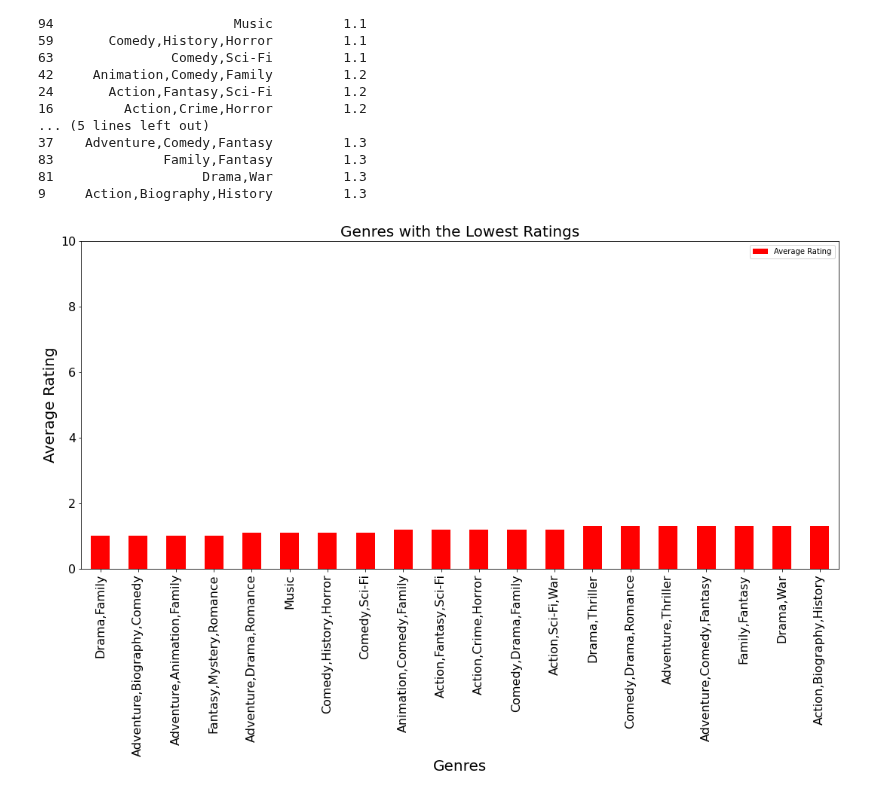
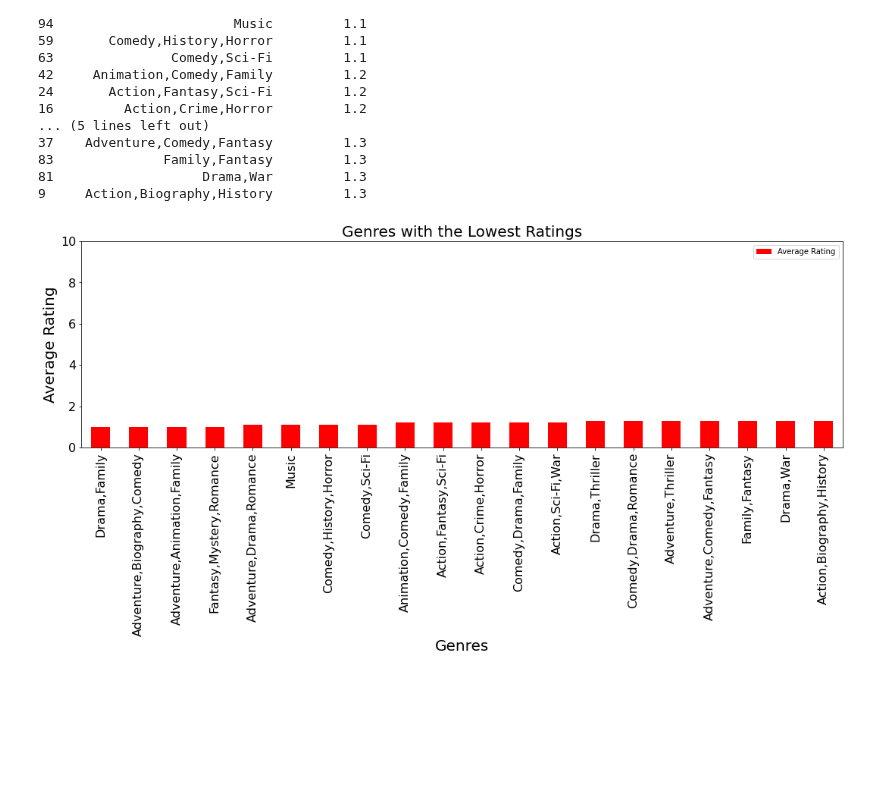
Before and after one commit to QuinnGrigsby/Capstone_Git-ing_it_done_MovieInformation, a Jupyter notebook: Data Understanding.ipynb, the cells around one changed output. Saved outputs shown, nothing was run; the diff lists cells and outputs as text; code cells hidden in the pictures; blank space fills up the shorter version.

```diff
--- a/Data Understanding.ipynb
+++ b/Data Understanding.ipynb
@@ -361,14 +361,14 @@ print(top_20_no_numvotes_low)
 # %%
 #plt.figure(figsize=(18, 5))
 #plt.bar(top_30["genres"], top_30["avg_rating"], color = "b")
 
-top_20_no_numvotes_low.plot("genres", kind="bar", figsize = (18,8), color = "r")
+top_20_no_numvotes_low.plot("genres", kind="bar", figsize = (18,5), color = "r")
 plt.xlabel("Genres", fontsize = 20)
 plt.xticks(rotation = 90, fontsize = 16)
 plt.ylabel("Average Rating", fontsize = 20)
 plt.yticks(range(0,11,2), fontsize = 16)
 plt.title("Genres with the Lowest Ratings", fontsize = 20)
 plt.legend(labels=['Average Rating'])
 plt.show()
 # %% [output]
-[figure, old version]
+[figure, new version]
```
Also changed, not shown: 1 other file.
